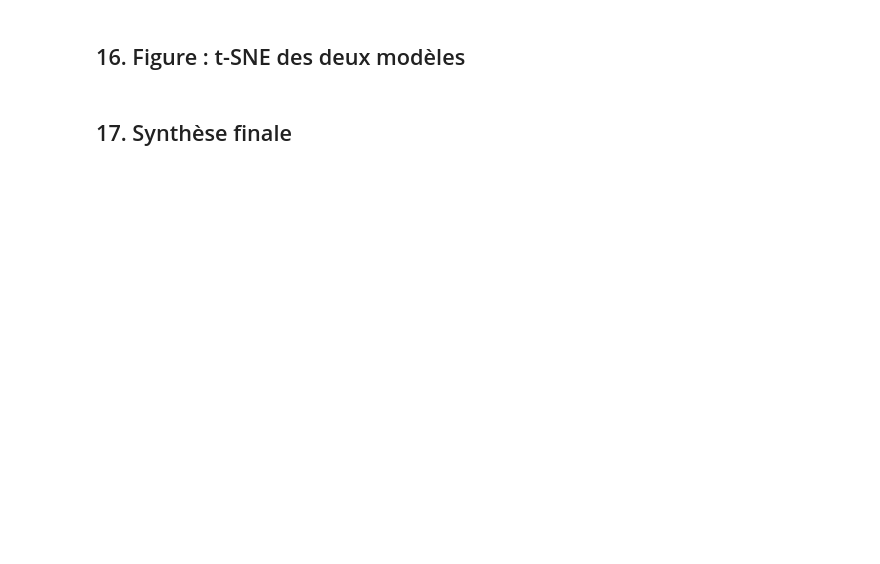
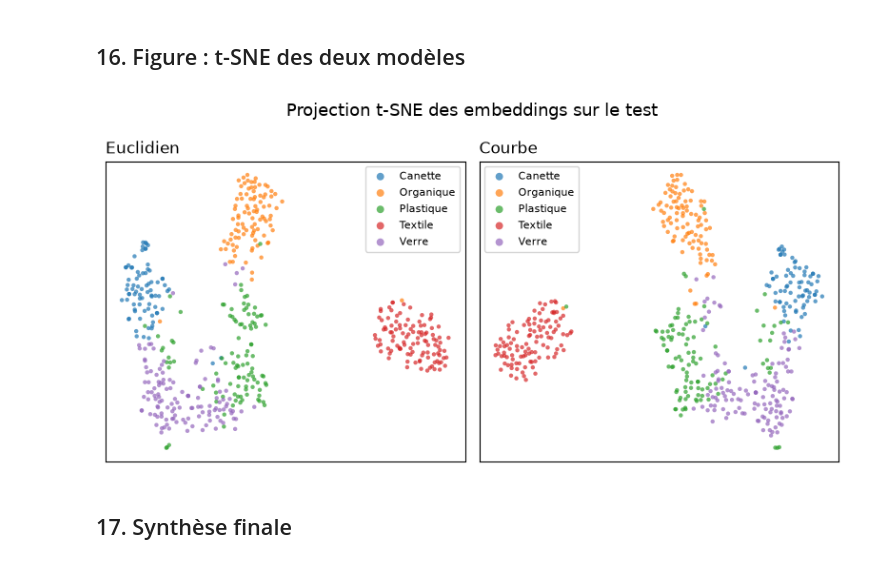
Before and after one commit to soirfaneabdallah/mccl, a Jupyter notebook: notebooks/curvature_generalization.ipynb, the cells around one changed output. Saved outputs shown, nothing was run; the diff lists cells and outputs as text; code cells hidden in the pictures; blank space fills up the shorter version.

```diff
--- a/notebooks/curvature_generalization.ipynb
+++ b/notebooks/curvature_generalization.ipynb
@@ -180,6 +228,8 @@ Batch : torch.Size([32, 3, 224, 224]) torch.Size([32]) torch.float32
 
 Mêmes dimensions totales (192), seul le type de variété change.
 # %%
+from src.config import RegCfg
+
 def make_cfg_euclidean():
     return ModelCfg(
         name="euclid",
@@ -188,10 +238,11 @@ def make_cfg_euclidean():
             components=[{"type": "euclidean", "dim": 192}],
             pooling="mean",
         ),
+        reg=RegCfg(lambda_h=0.0, lambda_s=0.0, lambda_e=0.0),
     )
 
 
-def make_cfg_curved(curvature: float = 1.0):
+def make_cfg_curved(curvature: float = 1.0, lambda_h: float = 1e-2):
     return ModelCfg(
         name="curved",
         manifold=ManifoldCfg(
@@ -203,14 +254,17 @@ def make_cfg_curved(curvature: float = 1.0):
             ],
             pooling="tangent_mean",
         ),
+        reg=RegCfg(lambda_h=lambda_h, lambda_s=lambda_h, lambda_e=0.0),
     )
 
 
 cfg_euclid = make_cfg_euclidean()
-cfg_curved = make_cfg_curved(curvature=1.0)
+cfg_curved = make_cfg_curved(curvature=1.0, lambda_h=1e-2)
 
 print("Euclid dims :", sum(c["dim"] for c in cfg_euclid.manifold.components))
 print("Curved dims :", sum(c["dim"] for c in cfg_curved.manifold.components))
+print("λh euclid   :", cfg_euclid.reg.lambda_h)
+print("λh curved   :", cfg_curved.reg.lambda_h)
 # %% [output]
 Euclid dims : 192
 Curved dims : 192
@@ -270,5 +324,5 @@ def evaluate(model, loader, n_cls):
 # %%
-N_EPOCHS = 15
+N_EPOCHS = 5
 
 print("=" * 60)
 print("Modèle EUCLIDIEN (sans courbure)")
@@ -309,7 +384,7 @@ for c in range(n_classes):
 
 Deux options : un second zip (`data/ood.zip`) ou des corruptions du test.
 # %%
-OOD_ZIP = ROOT / "data" / "ood.zip"
+OOD_ZIP = ROOT / "dataset_local.zip"
 USE_OOD_ZIP = OOD_ZIP.exists()
 
 if USE_OOD_ZIP:
@@ -369,0 +468,7 @@ else:
+# %%
+# Vérifier ce qui sort du loader OOD
+xb, yb = next(iter(dl_ood))
+print("Batch x    :", xb.shape, xb.dtype)
+print("Plage      :", float(xb.min()), "→", float(xb.max()))
+print("Moyenne    :", float(xb.mean()))
+print("Std        :", float(xb.std()))
@@ -538,29 +686,31 @@ for k, v in diag_c.items():
 # %%
 from sklearn.manifold import TSNE
 
-fig, axes = plt.subplots(1, 2, figsize=(14, 6))
+fig, axes = plt.subplots(1, 2, figsize=(8, 4))
 
 for ax, (emb, y_true, title) in zip(
     axes,
     [(emb_e, y_e, "Euclidien"), (emb_c, y_c, "Courbe")],
 ):
     proj = TSNE(n_components=2, perplexity=30, random_state=0,
                 init="pca").fit_transform(emb.numpy())
     for c in range(n_classes):
         m = (y_true == c).numpy()
         if not m.any():
             continue
         ax.scatter(proj[m, 0], proj[m, 1], s=10, alpha=0.7,
                    label=loader.name_label_[c], edgecolors="none")
     ax.set_title(title, loc="left")
     ax.set_xticks([]); ax.set_yticks([])
     ax.legend(fontsize=8, loc="best", frameon=True, markerscale=1.8)
 
 fig.suptitle("Projection t-SNE des embeddings sur le test",
-             fontsize=13, fontweight="bold", y=1.02)
+             fontsize=13, )
 fig.tight_layout()
 fig.savefig(out_dir / "curvature_tsne.png", dpi=300, bbox_inches="tight")
 plt.show()
+# %% [output]
+[figure, added]
 # %% [markdown]
 ## 17. Synthèse finale
 # %%
```
Also changed, not shown: parts of 18 cells of this notebook, 3 other files.
